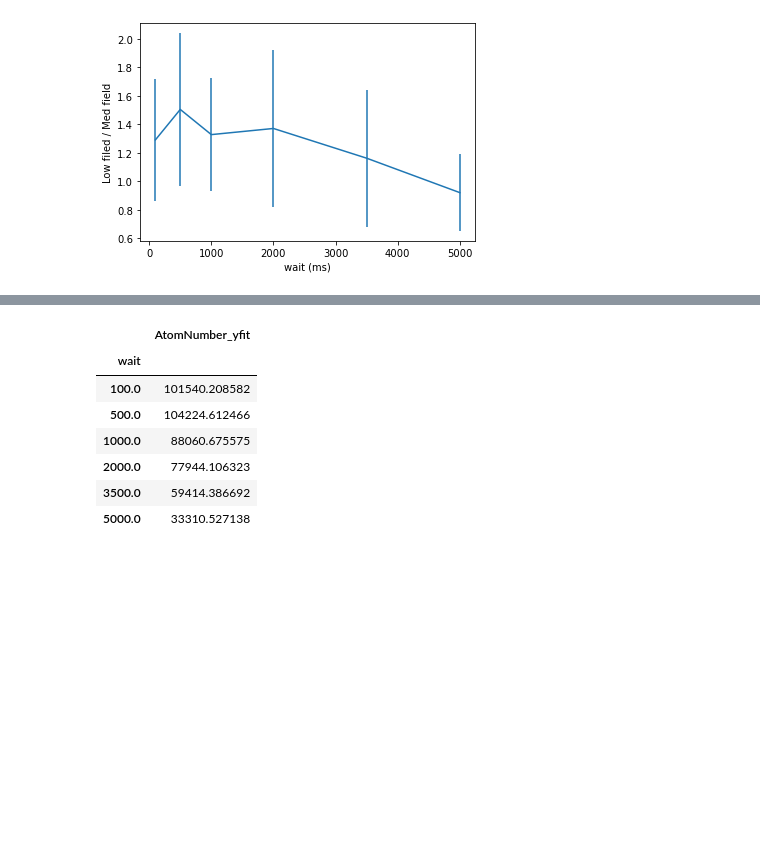
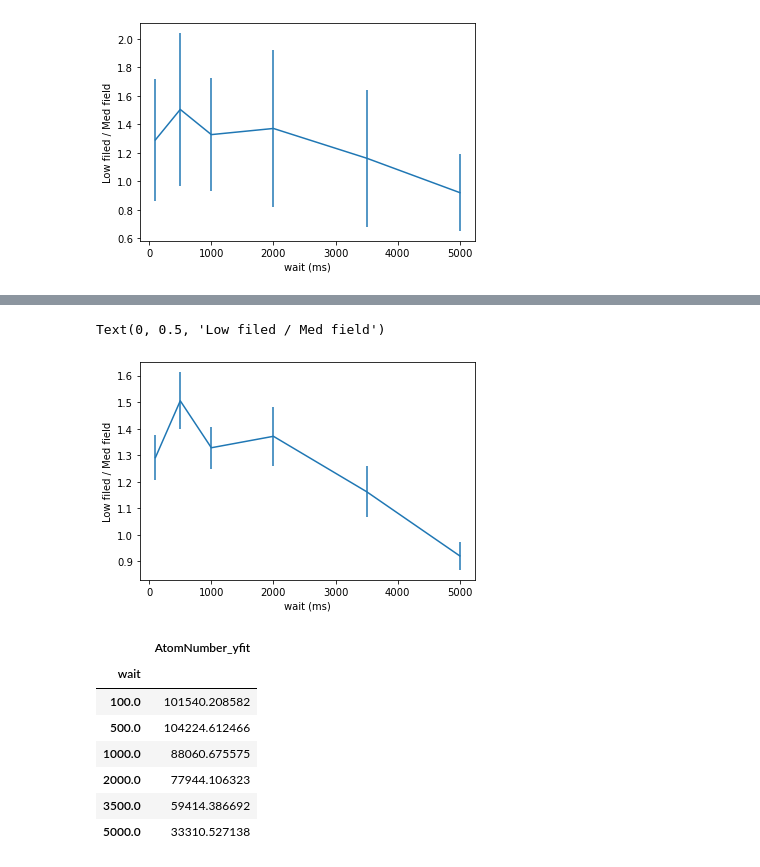
Before and after one commit to insommer/AnalysisCode, a Jupyter notebook: Applications/Med vs Low B Field.ipynb, the cells around one changed output, grey strips where cells are left out. Cells and saved outputs as stored; diff of their text form; code cells hidden in the pictures; blank space fills up the shorter version.

```diff
--- a/Applications/Med vs Low B Field.ipynb
+++ b/Applications/Med vs Low B Field.ipynb
@@ -79,3 +85,20 @@ Text(0, 0.5, 'Low filed / Med field')
+# %%
+medAtomNo = dfmed1.groupby('wait').mean()
+medAtomNoStd = dfmed1.groupby('wait').sem()
+# %%
+lowAtomNo = dflow1.groupby('wait').mean()
+lowAtomNoStd = dflow1.groupby('wait').sem()
+# %%
+ratio = lowAtomNo / medAtomNo
+# %%
+ratioStd = ratio * ( (medAtomNoStd/medAtomNo)**2 + (lowAtomNoStd/lowAtomNo)**2 )**0.5
+# %%
+plt.errorbar(ratio.index, ratio.AtomNumber_yfit, yerr=ratioStd.AtomNumber_yfit )
+plt.xlabel('wait (ms)')
+plt.ylabel('Low filed / Med field')
+# %% [output]
+Text(0, 0.5, 'Low filed / Med field')
+[figure, added]
 # %%
 lowAtomNoStd
 # %% [output]
```
Also changed, not shown: parts of 6 cells of this notebook, 3 other files.
